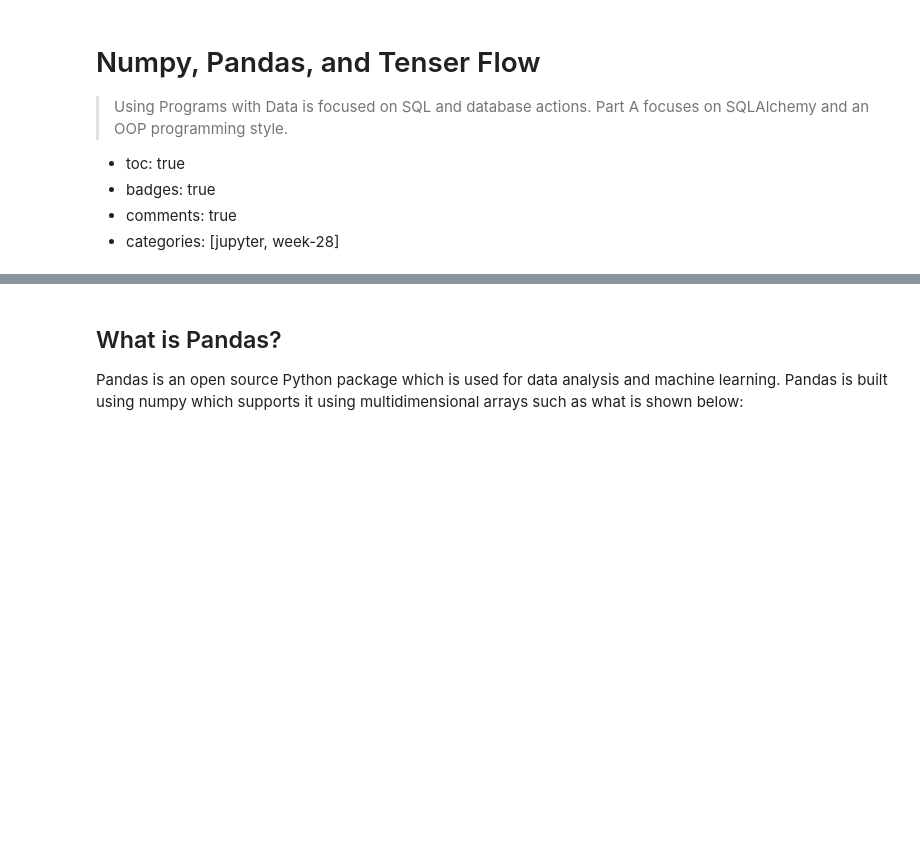
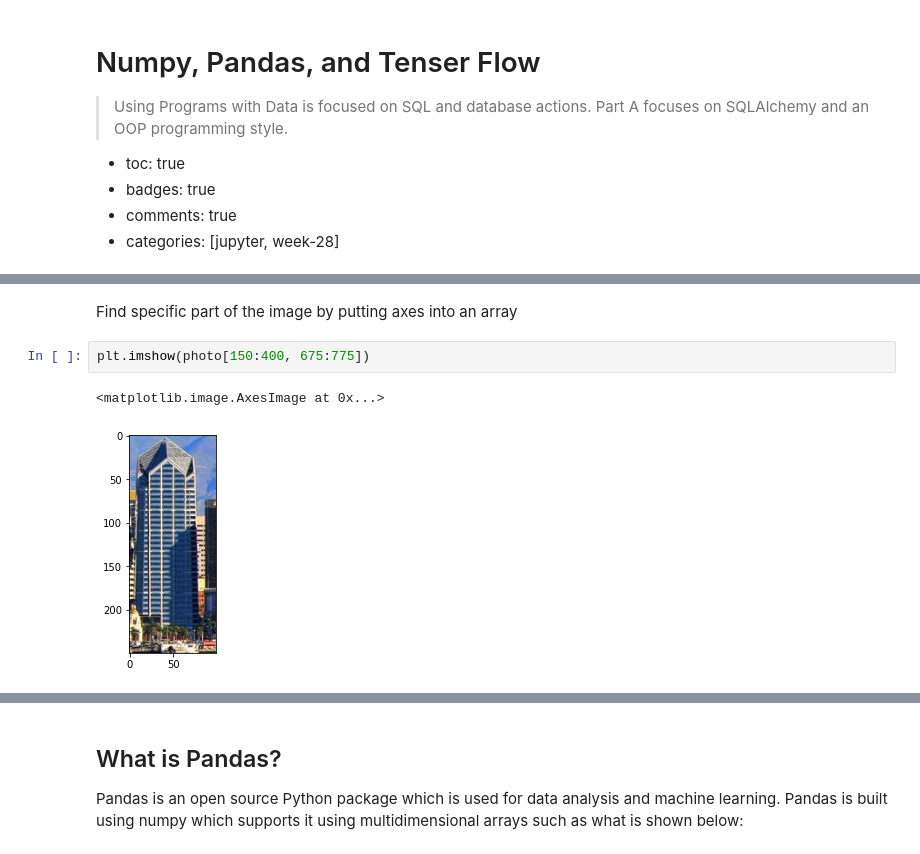
Before and after one commit to KKcbal/amongus, a Jupyter notebook: _notebooks/2023-04-03-TenserFlow.ipynb, the cells around one changed output, grey strips where cells are left out. Saved outputs shown, nothing was run; the diff lists cells and outputs as text; blank space fills up the shorter version.

```diff
--- a/_notebooks/2023-04-03-TenserFlow.ipynb
+++ b/_notebooks/2023-04-03-TenserFlow.ipynb
@@ -16,0 +95,7 @@ FileNotFoundError: [Errno 2] No such file or directory: 'winequality-red.csv'
+# %% [markdown]
+Find specific part of the image by putting axes into an array
+# %%
+plt.imshow(photo[150:400, 675:775])
+# %% [output]
+<matplotlib.image.AxesImage at 0x...>
+[figure, added]
```
Also changed, not shown: parts of 21 cells of this notebook, 2 other files.
